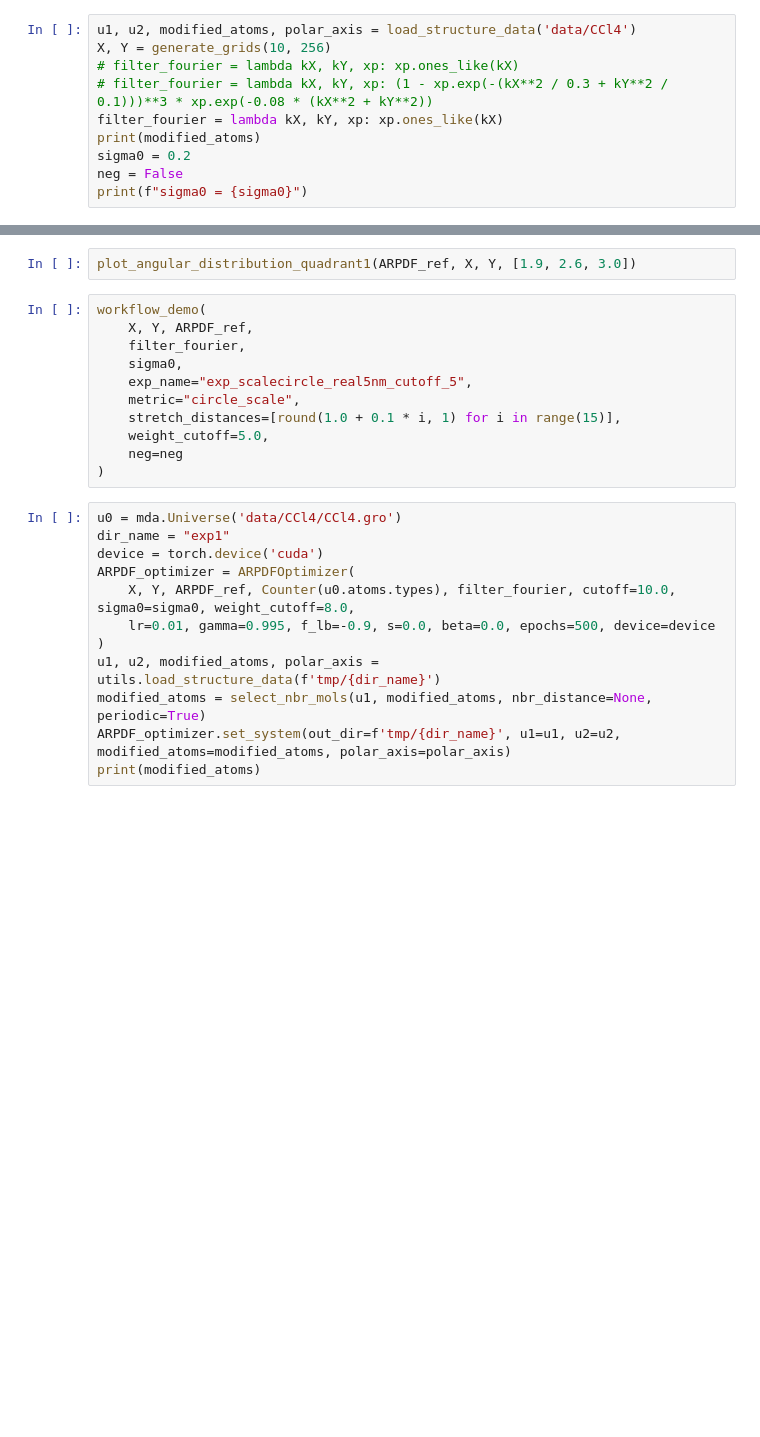
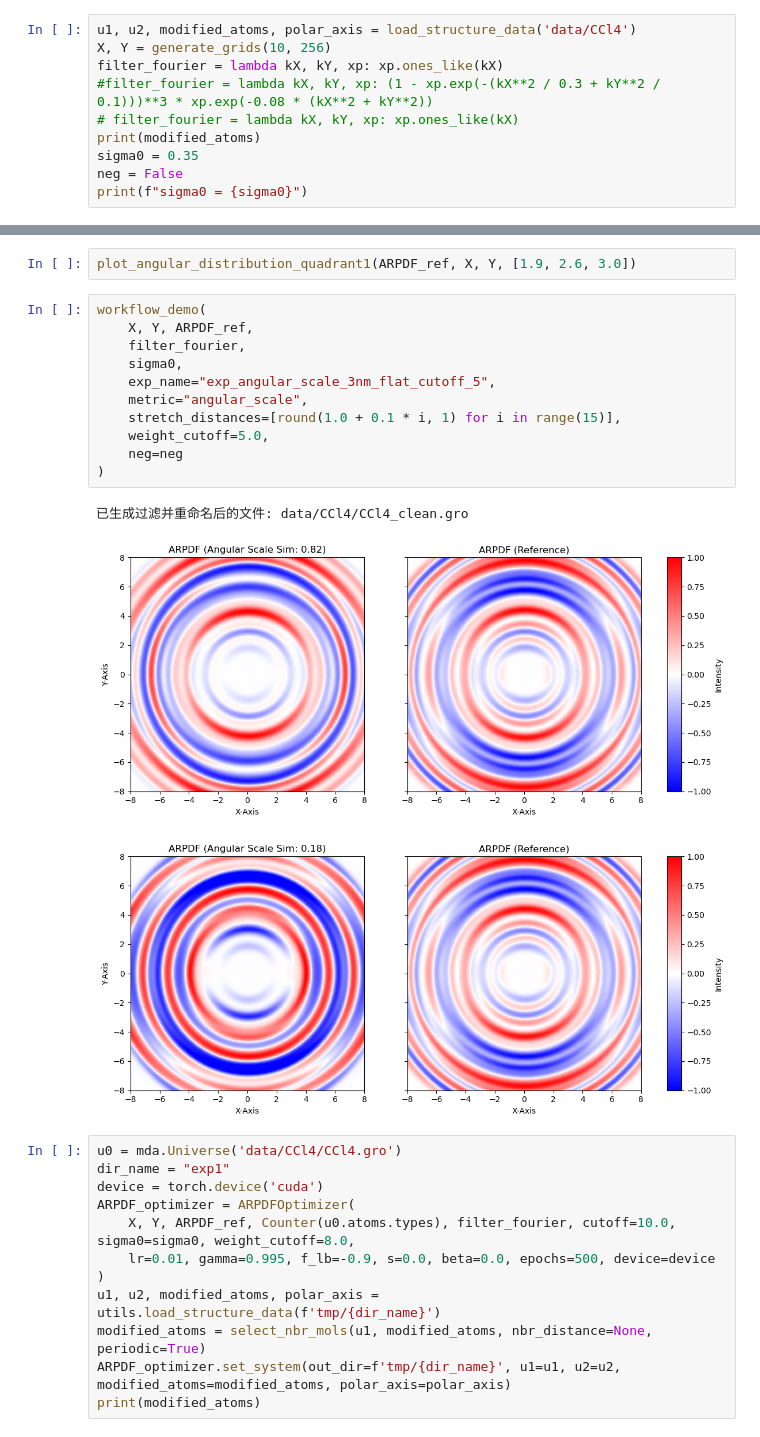
Before and after one commit to tfzx/ARPDF, a Jupyter notebook: experiment.ipynb, the cells around one changed output, grey strips where cells are left out. Cells and saved outputs as stored; diff of their text form; blank space fills up the shorter version.

```diff
--- a/experiment.ipynb
+++ b/experiment.ipynb
@@ -19,10 +27,10 @@ from search_boxes import workflow_demo
 # %%
 u1, u2, modified_atoms, polar_axis = load_structure_data('data/CCl4')
 X, Y = generate_grids(10, 256)
+filter_fourier = lambda kX, kY, xp: xp.ones_like(kX)
+#filter_fourier = lambda kX, kY, xp: (1 - xp.exp(-(kX**2 / 0.3 + kY**2 / 0.1)))**3 * xp.exp(-0.08 * (kX**2 + kY**2))
 # filter_fourier = lambda kX, kY, xp: xp.ones_like(kX)
-# filter_fourier = lambda kX, kY, xp: (1 - xp.exp(-(kX**2 / 0.3 + kY**2 / 0.1)))**3 * xp.exp(-0.08 * (kX**2 + kY**2))
-filter_fourier = lambda kX, kY, xp: xp.ones_like(kX)
 print(modified_atoms)
-sigma0 = 0.2
+sigma0 = 0.35
 neg = False
 print(f"sigma0 = {sigma0}")
@@ -214,14 +240,18 @@ plot_angular_distribution_quadrant1(ARPDF_ref, X, Y, [1.9, 2.6, 3.0])
 # %%
 workflow_demo(
     X, Y, ARPDF_ref,
     filter_fourier,
     sigma0,
-    exp_name="exp_scalecircle_real5nm_cutoff_5",
-    metric="circle_scale",
+    exp_name="exp_angular_scale_3nm_flat_cutoff_5",
+    metric="angular_scale",
     stretch_distances=[round(1.0 + 0.1 * i, 1) for i in range(15)],
     weight_cutoff=5.0,
     neg=neg
 )
+# %% [output]
+已生成过滤并重命名后的文件: data/CCl4/CCl4_clean.gro
+[figure, added]
+[figure, added]
 # %%
 u0 = mda.Universe('data/CCl4/CCl4.gro')
 dir_name = "exp1"
```
Also changed, not shown: parts of 3 cells of this notebook, 17 other files.
